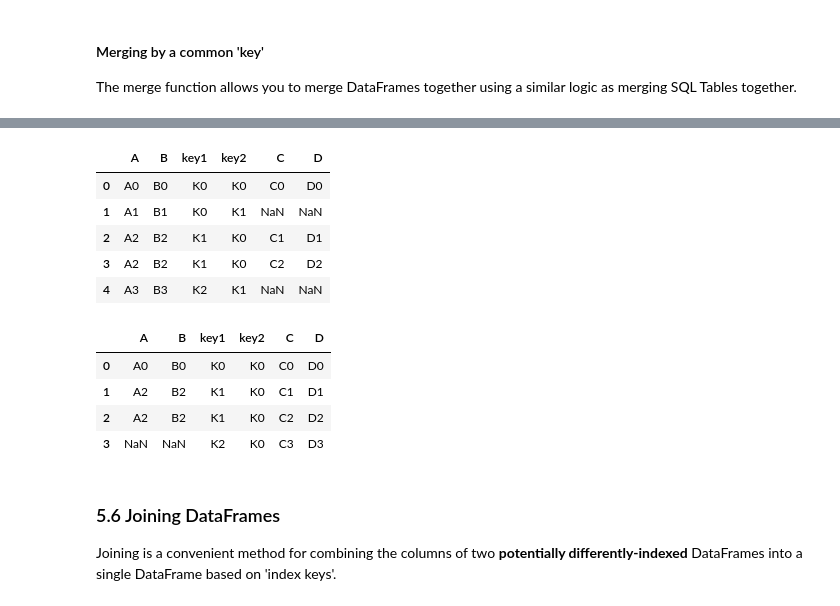
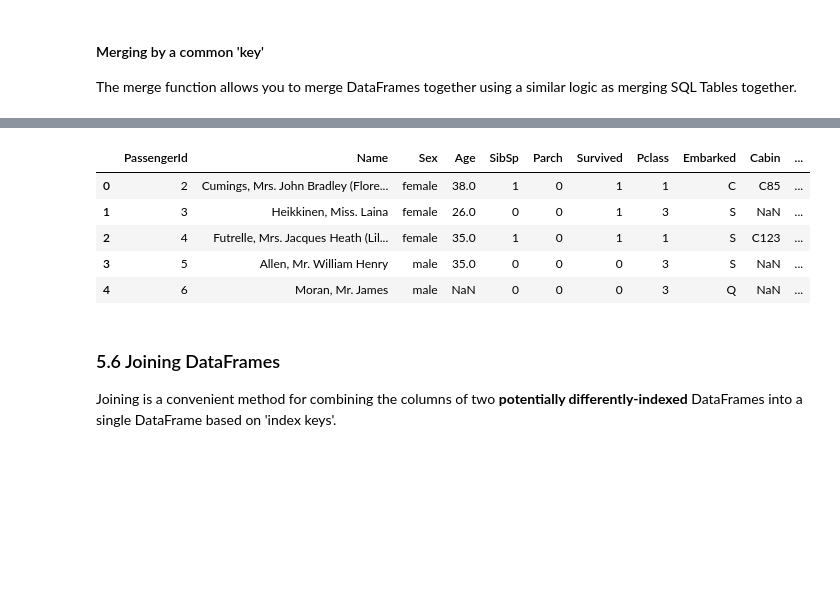
Before and after one commit to GiulioRossetti/SoBigData_courses, a Jupyter notebook: Intro_to_data_analysis_with_python/2. Data manipulation in Pandas.ipynb, the cells around one changed output, grey strips where cells are left out. Cells and saved outputs as stored; diff of their text form; code cells hidden in the pictures; blank space fills up the shorter version.

```diff
--- a/Intro_to_data_analysis_with_python/2. Data manipulation in Pandas.ipynb
+++ b/Intro_to_data_analysis_with_python/2. Data manipulation in Pandas.ipynb
@@ -585,2 +673,5 @@ df.groupby('Company').describe().loc[['GOOG', 'MSFT']]
 # %% [markdown]
 ### 5.3 Concatenating DataFrames
+# %%
+trip = pd.read_csv("data/titanic_status.csv")
+trip.head()
@@ -586,0 +685,3 @@ df.groupby('Company').describe().loc[['GOOG', 'MSFT']]
+# %%
+passengers = pd.read_csv("data/titanic_passengers.csv")
+passengers.head()
@@ -692,20 +762,12 @@ pd.merge(left, right, how='outer',on=['key1', 'key2'])
-# %%
-pd.merge(left, right, how='left',on=['key1', 'key2'])
-# %% [output]
-|  | A | B | key1 | key2 | C | D |
-| 0 | A0 | B0 | K0 | K0 | C0 | D0 |
-| 1 | A1 | B1 | K0 | K1 | NaN | NaN |
-| 2 | A2 | B2 | K1 | K0 | C1 | D1 |
-| 3 | A2 | B2 | K1 | K0 | C2 | D2 |
-| 4 | A3 | B3 | K2 | K1 | NaN | NaN |
 # %%
-pd.merge(left, right, how='right',on=['key1', 'key2'])
+pd.merge(passengers, trip, how='right',on=['PassengerId']).head()
 # %% [output]
-|  | A | B | key1 | key2 | C | D |
-| 0 | A0 | B0 | K0 | K0 | C0 | D0 |
-| 1 | A2 | B2 | K1 | K0 | C1 | D1 |
-| 2 | A2 | B2 | K1 | K0 | C2 | D2 |
-| 3 | NaN | NaN | K2 | K0 | C3 | D3 |
+|  | PassengerId | Name | Sex | Age | SibSp | Parch | Survived | Pclass | Embarked | Cabin | ... |
+| 0 | 2 | Cumings, Mrs. John Bradley (Flore... | female | 38.0 | 1 | 0 | 1 | 1 | C | C85 | ... |
+| 1 | 3 | Heikkinen, Miss. Laina | female | 26.0 | 0 | 0 | 1 | 3 | S | NaN | ... |
+| 2 | 4 | Futrelle, Mrs. Jacques Heath (Lil... | female | 35.0 | 1 | 0 | 1 | 1 | S | C123 | ... |
+| 3 | 5 | Allen, Mr. William Henry | male | 35.0 | 0 | 0 | 0 | 3 | S | NaN | ... |
+| 4 | 6 | Moran, Mr. James | male | NaN | 0 | 0 | 0 | 3 | Q | NaN | ... |
 # %% [markdown]
 ### 5.6 Joining DataFrames
 Joining is a convenient method for combining the columns of two **potentially differently-indexed** DataFrames into a single DataFrame based on 'index keys'.
```
Also changed, not shown: parts of 123 cells of this notebook, 4 other files.
